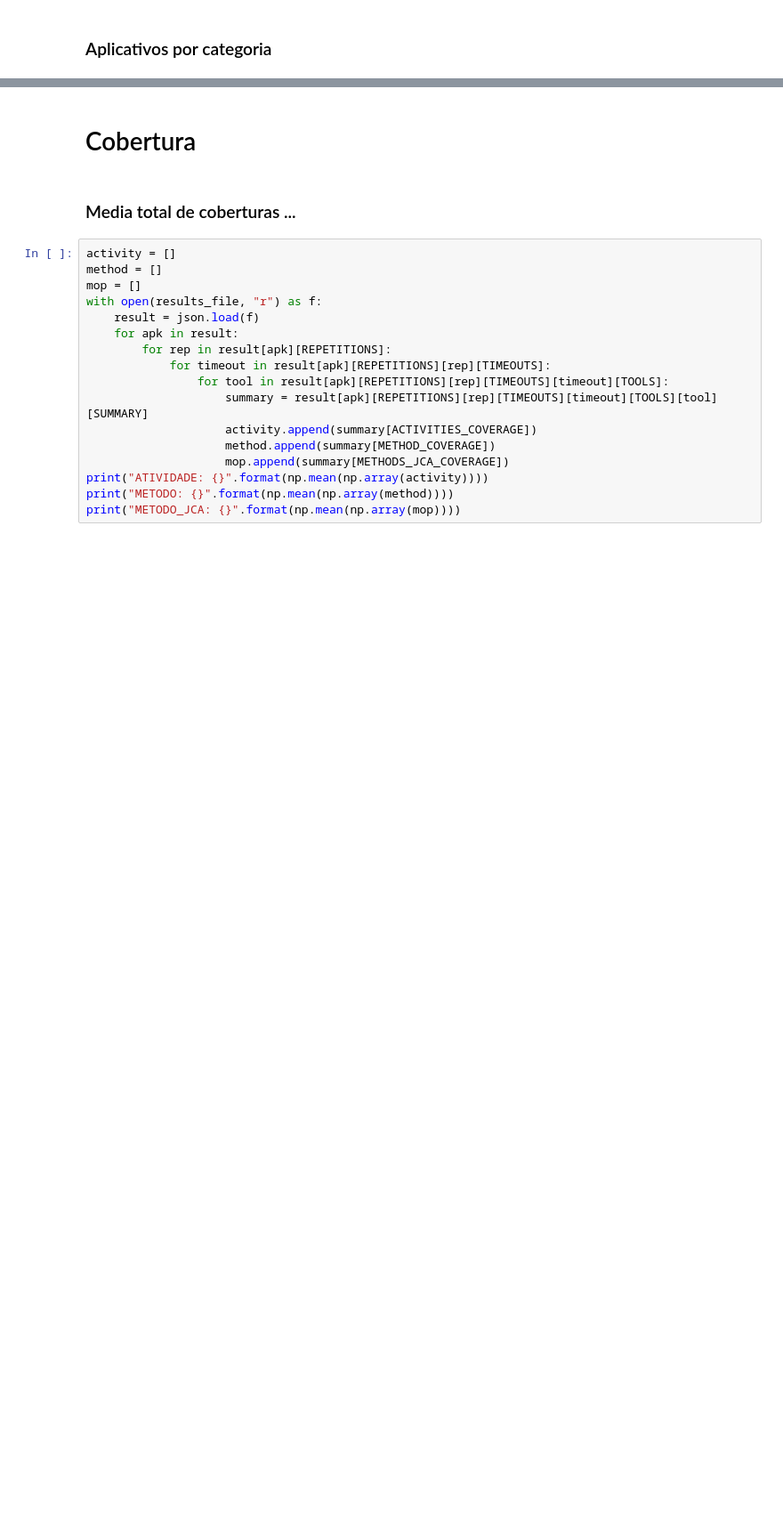
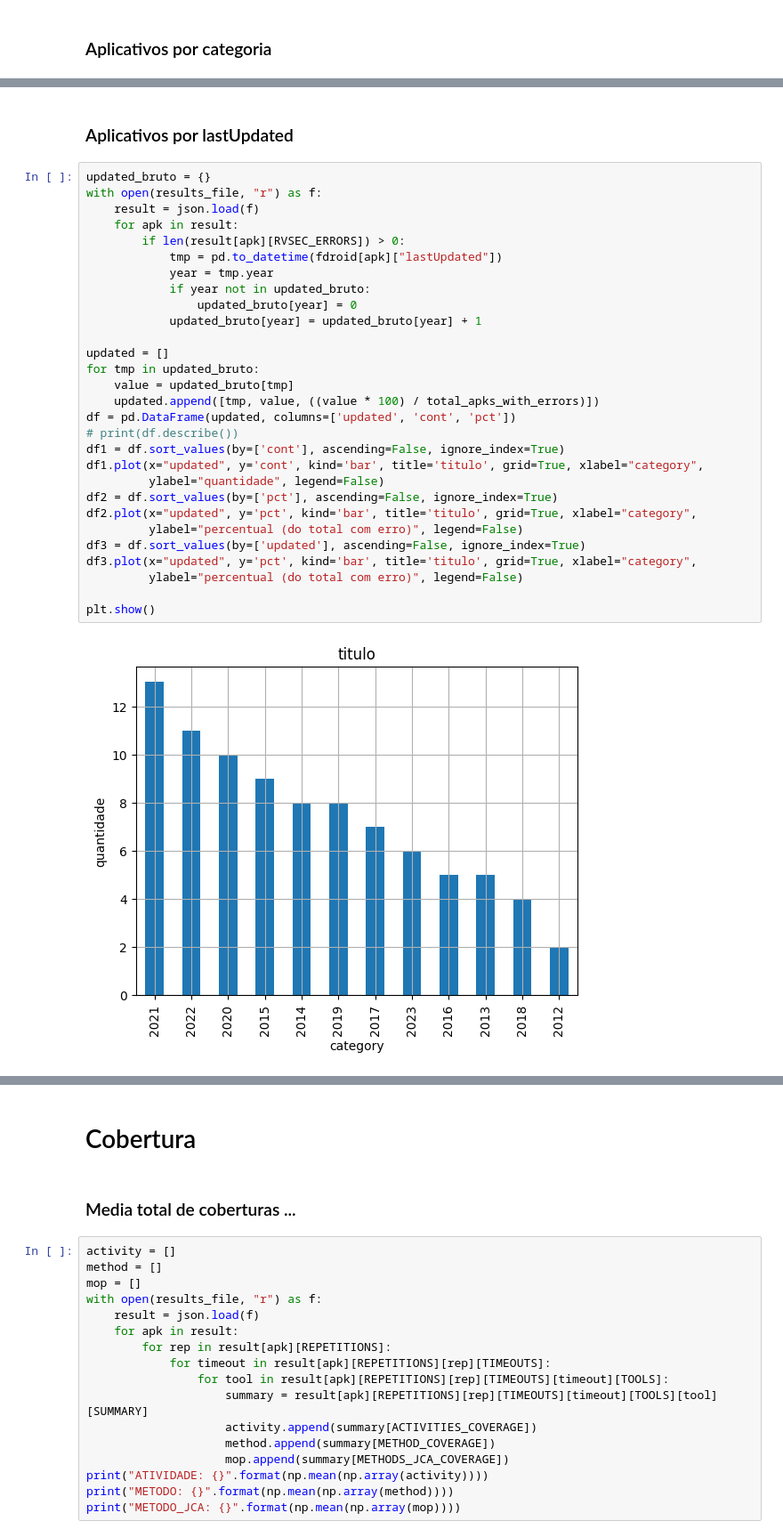
Before and after one commit to PAMunb/rvsec, a Jupyter notebook: rv-android/results_notebook.ipynb, the cells around one changed output, grey strips where cells are left out. Shown: that part at 89% size. Saved outputs shown, nothing was run; the diff lists cells and outputs as text; blank space fills up the shorter version.

```diff
--- a/rv-android/results_notebook.ipynb
+++ b/rv-android/results_notebook.ipynb
@@ -432,0 +525,33 @@ Quantidade de categorias: 17
+# %% [markdown]
+### Aplicativos por lastUpdated
+# %%
+updated_bruto = {}
+with open(results_file, "r") as f:
+    result = json.load(f)
+    for apk in result:
+        if len(result[apk][RVSEC_ERRORS]) > 0:
+            tmp = pd.to_datetime(fdroid[apk]["lastUpdated"])
+            year = tmp.year
+            if year not in updated_bruto:
+                updated_bruto[year] = 0
+            updated_bruto[year] = updated_bruto[year] + 1
+
+updated = []
+for tmp in updated_bruto:
+    value = updated_bruto[tmp]
+    updated.append([tmp, value, ((value * 100) / total_apks_with_errors)])
+df = pd.DataFrame(updated, columns=['updated', 'cont', 'pct'])
+# print(df.describe())
+df1 = df.sort_values(by=['cont'], ascending=False, ignore_index=True)
+df1.plot(x="updated", y='cont', kind='bar', title='titulo', grid=True, xlabel="category",
+         ylabel="quantidade", legend=False)
+df2 = df.sort_values(by=['pct'], ascending=False, ignore_index=True)
+df2.plot(x="updated", y='pct', kind='bar', title='titulo', grid=True, xlabel="category",
+         ylabel="percentual (do total com erro)", legend=False)
+df3 = df.sort_values(by=['updated'], ascending=False, ignore_index=True)
+df3.plot(x="updated", y='pct', kind='bar', title='titulo', grid=True, xlabel="category",
+         ylabel="percentual (do total com erro)", legend=False)
+
+plt.show()
+# %% [output]
+[figure, added]
```
Also changed, not shown: parts of 11 cells of this notebook.
